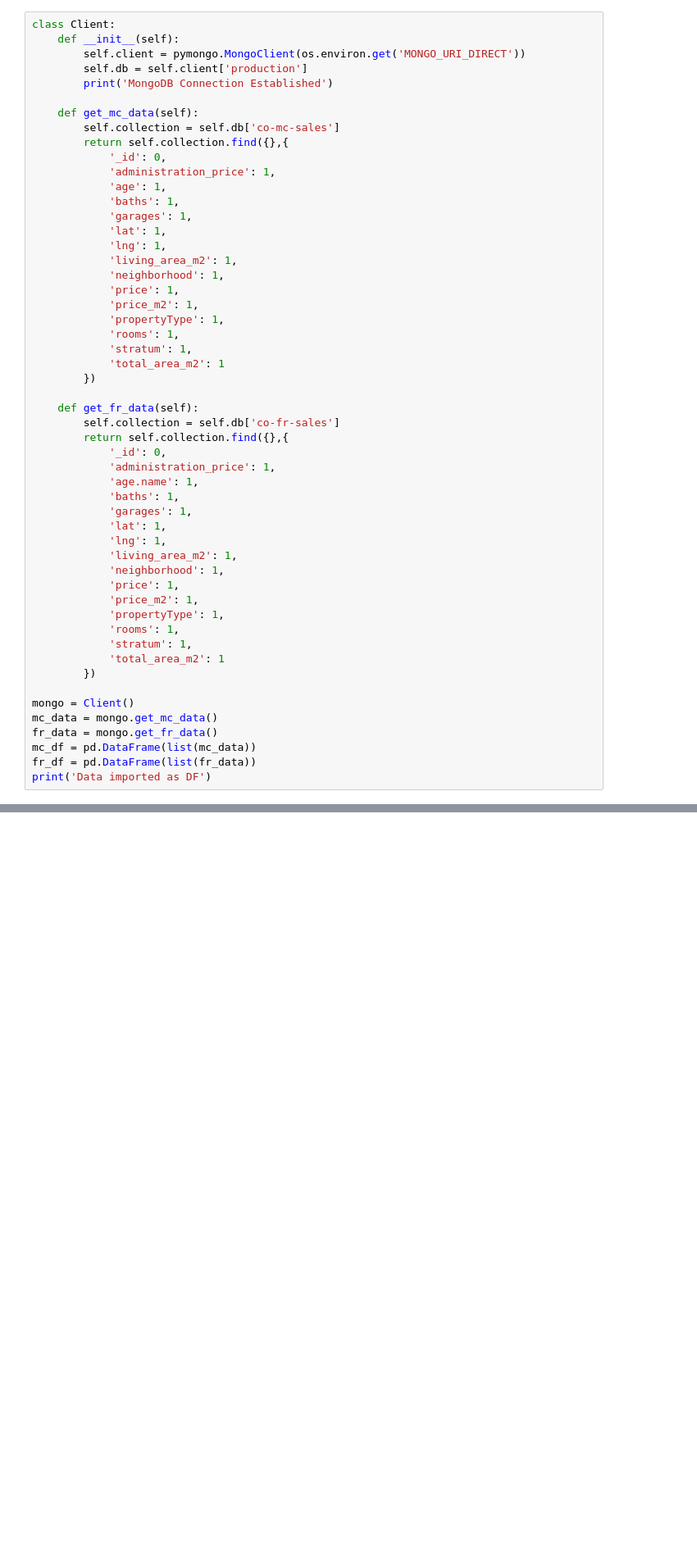
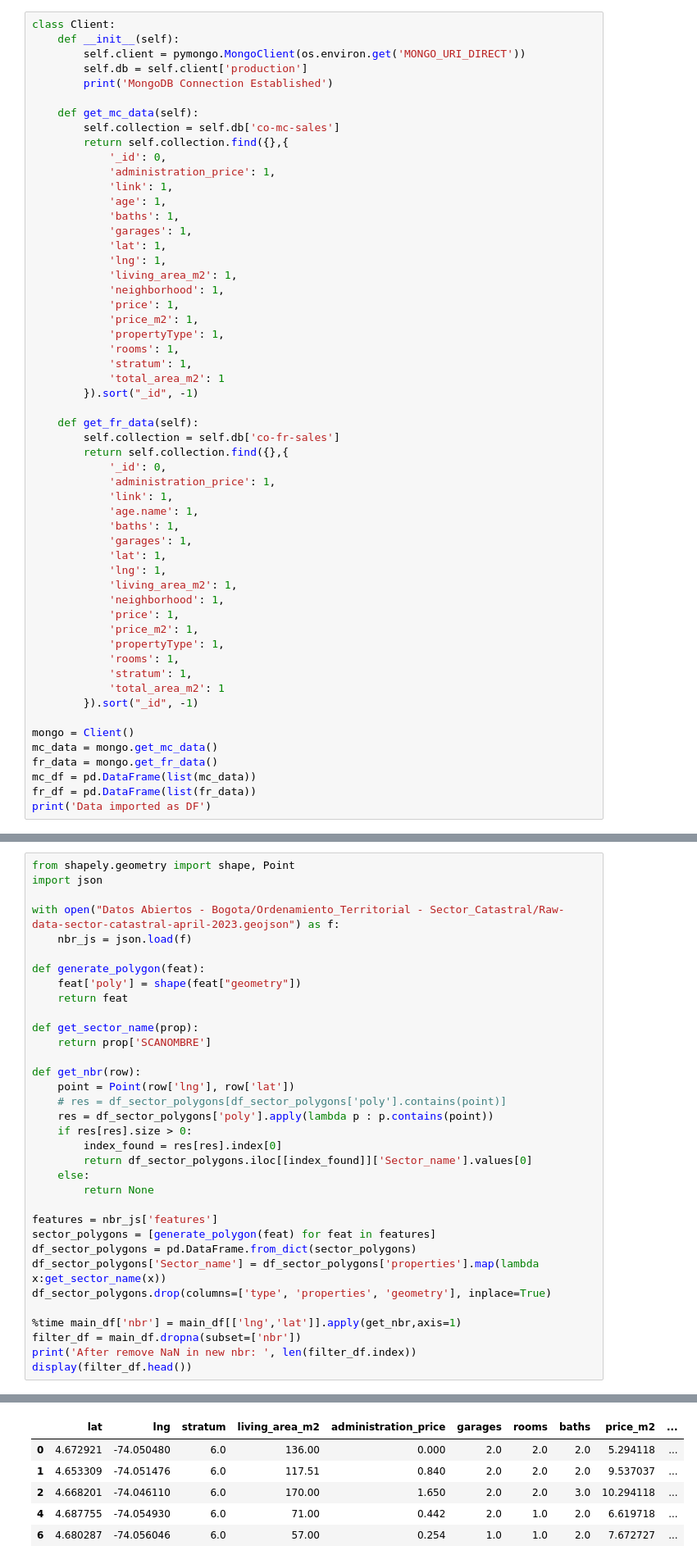
Before and after one commit to joch182/inmoxis-price-prediction, a Jupyter notebook: Sales_EDA.ipynb, the cells around one changed output, grey strips where cells are left out. Shown at 82% size. Cells and saved outputs as stored; diff of their text form; blank space fills up the shorter version.

```diff
--- a/Sales_EDA.ipynb
+++ b/Sales_EDA.ipynb
@@ -21,6 +21,7 @@ class Client:
         return self.collection.find({},{
             '_id': 0,
             'administration_price': 1,
+            'link': 1,
             'age': 1,
             'baths': 1,
             'garages': 1,
@@ -34,13 +35,14 @@ class Client:
             'rooms': 1,
             'stratum': 1,
             'total_area_m2': 1
-        })
+        }).sort("_id", -1)
 
     def get_fr_data(self):
         self.collection = self.db['co-fr-sales']
         return self.collection.find({},{
             '_id': 0,
             'administration_price': 1,
+            'link': 1,
             'age.name': 1,
             'baths': 1,
             'garages': 1,
@@ -54,7 +56,7 @@ class Client:
             'rooms': 1,
             'stratum': 1,
             'total_area_m2': 1
-        })
+        }).sort("_id", -1)
 
 mongo = Client()
 mc_data = mongo.get_mc_data()
@@ -103,0 +214,35 @@ display(fr_df.head())
+# %%
+from shapely.geometry import shape, Point
+import json
+
+with open("Datos Abiertos - Bogota/Ordenamiento_Territorial - Sector_Catastral/Raw-data-sector-catastral-april-2023.geojson") as f:
+    nbr_js = json.load(f)
+
+def generate_polygon(feat):
+    feat['poly'] = shape(feat["geometry"])
+    return feat
+
+def get_sector_name(prop):
+    return prop['SCANOMBRE']
+
+def get_nbr(row):
+    point = Point(row['lng'], row['lat'])
+    # res = df_sector_polygons[df_sector_polygons['poly'].contains(point)]
+    res = df_sector_polygons['poly'].apply(lambda p : p.contains(point))
+    if res[res].size > 0:
+        index_found = res[res].index[0]
+        return df_sector_polygons.iloc[[index_found]]['Sector_name'].values[0]
+    else:
+        return None
+
+features = nbr_js['features']
+sector_polygons = [generate_polygon(feat) for feat in features]
+df_sector_polygons = pd.DataFrame.from_dict(sector_polygons)
+df_sector_polygons['Sector_name'] = df_sector_polygons['properties'].map(lambda x:get_sector_name(x))
+df_sector_polygons.drop(columns=['type', 'properties', 'geometry'], inplace=True)
+
+%time main_df['nbr'] = main_df[['lng','lat']].apply(get_nbr,axis=1)
+filter_df = main_df.dropna(subset=['nbr'])
+print('After remove NaN in new nbr: ', len(filter_df.index))
+display(filter_df.head())
+# %% [output]
@@ -103,0 +252,6 @@ display(fr_df.head())
+|  | lat | lng | stratum | living_area_m2 | administration_price | garages | rooms | baths | price_m2 | ... |
+| 0 | 4.672921 | -74.050480 | 6.0 | 136.00 | 0.000 | 2.0 | 2.0 | 2.0 | 5.294118 | ... |
+| 1 | 4.653309 | -74.051476 | 6.0 | 117.51 | 0.840 | 2.0 | 2.0 | 2.0 | 9.537037 | ... |
+| 2 | 4.668201 | -74.046110 | 6.0 | 170.00 | 1.650 | 2.0 | 2.0 | 3.0 | 10.294118 | ... |
+| 4 | 4.687755 | -74.054930 | 6.0 | 71.00 | 0.442 | 2.0 | 1.0 | 2.0 | 6.619718 | ... |
+| 6 | 4.680287 | -74.056046 | 6.0 | 57.00 | 0.254 | 1.0 | 1.0 | 2.0 | 7.672727 | ... |
```
Also changed, not shown: parts of 16 cells of this notebook, 5 other files.
